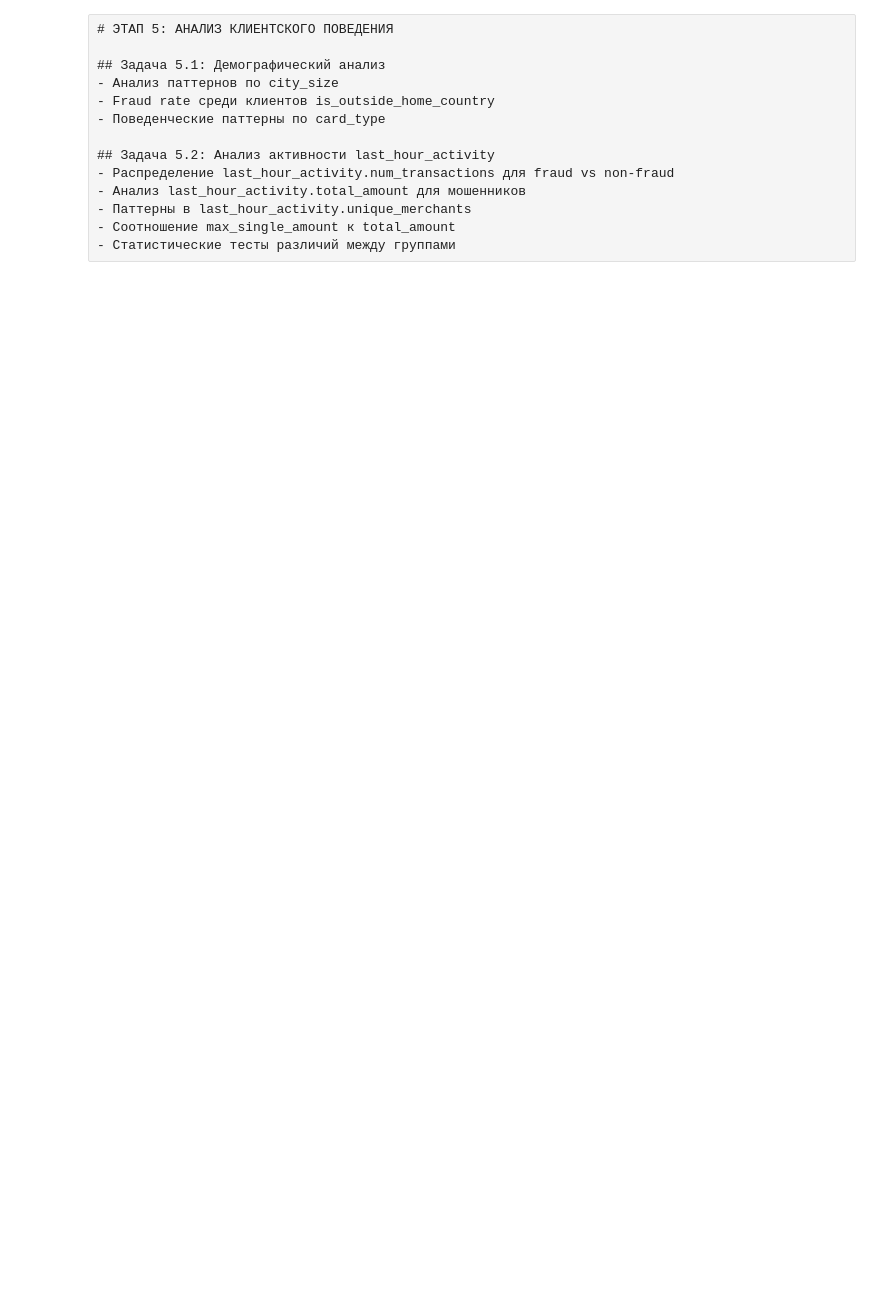
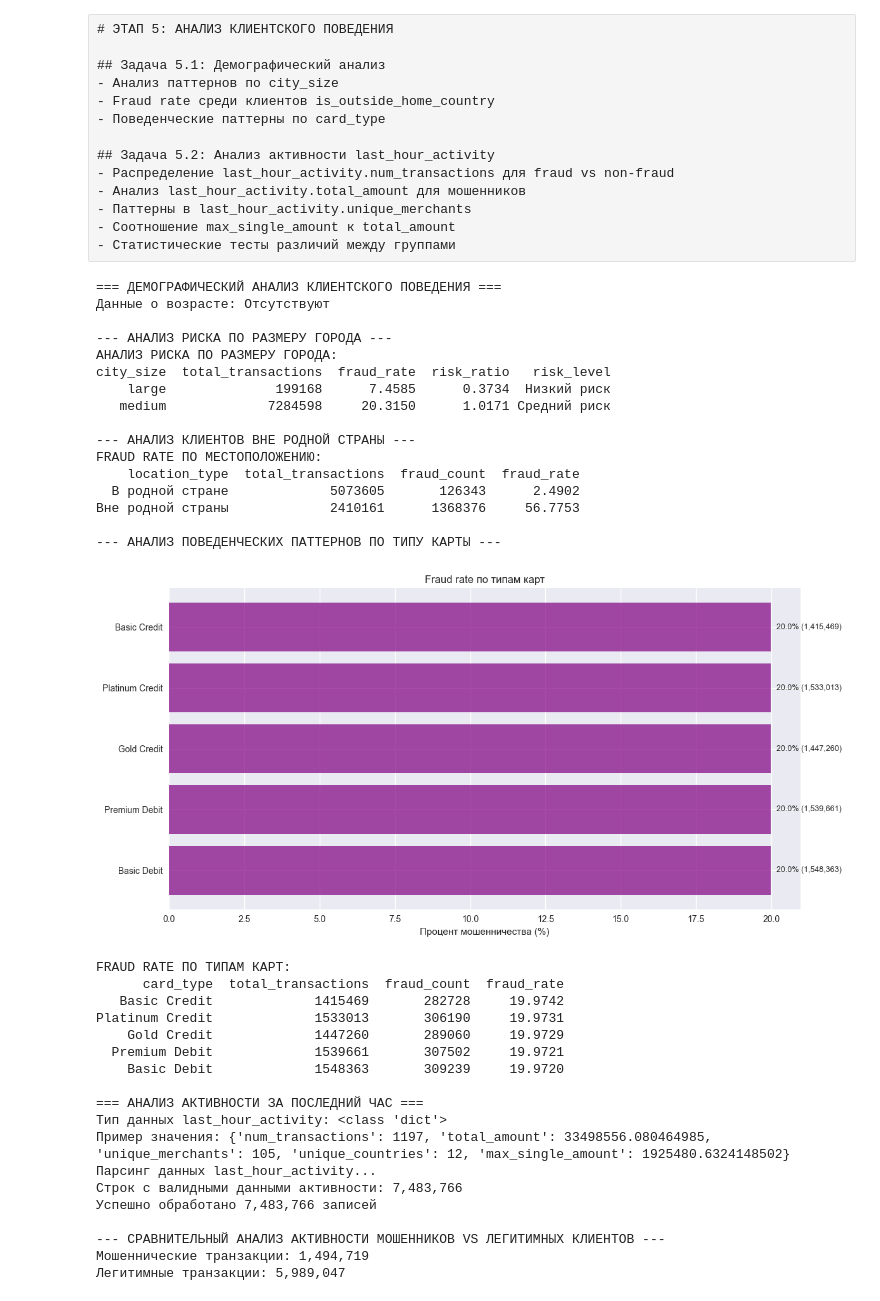
Before and after one commit to NoWay1Co/currency-exchange-analysis, a Jupyter notebook: analysis_notebook.ipynb, the cells around one changed output. Saved outputs shown, nothing was run; the diff lists cells and outputs as text; code cells hidden in the pictures; blank space fills up the shorter version.

```diff
--- a/analysis_notebook.ipynb
+++ b/analysis_notebook.ipynb
@@ -1404,17 +1635,8 @@ print("Готовы к запуску альтернативных анализ
 # %%
 # Анализ клиентского поведения
 def analyze_demographic_patterns(df):
-    """Анализ демографических паттернов мошенничества"""
 
-    print("=== ДЕМОГРАФИЧЕСКИЙ АНАЛИЗ КЛИЕНТСКОГО ПОВЕДЕНИЯ ===")
-
-    # Проверяем наличие данных о возрасте
-    has_age = 'age' in df.columns
-    print(f"Данные о возрасте: {'Есть' if has_age else 'Отсутствуют'}")
-
-    # Анализ по city_size с коэффициентом риска
     if 'city_size' in df.columns and 'is_fraud' in df.columns:
-        print("\n--- АНАЛИЗ РИСКА ПО РАЗМЕРУ ГОРОДА ---")
 
         city_fraud = df.groupby('city_size').agg({
             'is_fraud': ['count', 'sum', 'mean']
@@ -1429,14 +1651,7 @@ def analyze_demographic_patterns(df):
             lambda x: 'Высокий риск' if x > 1.1 else ('Низкий риск' if x < 0.9 else 'Средний риск')
         )
 
-
-
-        print("АНАЛИЗ РИСКА ПО РАЗМЕРУ ГОРОДА:")
-        print(city_fraud[['city_size', 'total_transactions', 'fraud_rate', 'risk_ratio', 'risk_level']].to_string(index=False))
-
-    # Анализ is_outside_home_country
     if 'is_outside_home_country' in df.columns and 'is_fraud' in df.columns:
-        print("\n--- АНАЛИЗ КЛИЕНТОВ ВНЕ РОДНОЙ СТРАНЫ ---")
 
         outside_fraud = df.groupby('is_outside_home_country').agg({
             'is_fraud': ['count', 'sum', 'mean']
@@ -1447,14 +1662,9 @@ def analyze_demographic_patterns(df):
             False: 'В родной стране', True: 'Вне родной страны'
         })
 
-
-
-        print("FRAUD RATE ПО МЕСТОПОЛОЖЕНИЮ:")
-        print(outside_fraud[['location_type', 'total_transactions', 'fraud_count', 'fraud_rate']].to_string(index=False))
-
     # Анализ по типу карты
     if 'card_type' in df.columns and 'is_fraud' in df.columns:
-        print("\n--- АНАЛИЗ ПОВЕДЕНЧЕСКИХ ПАТТЕРНОВ ПО ТИПУ КАРТЫ ---")
+        print("\n--- АНАЛИЗ ПО ТИПУ КАРТЫ ---")
 
         card_fraud = df.groupby('card_type').agg({
             'is_fraud': ['count', 'sum', 'mean']
@@ -1493,16 +1703,9 @@ def analyze_demographic_patterns(df):
 def parse_last_hour_activity(df):
     """Парсинг и анализ данных last_hour_activity"""
 
-    print("\n=== АНАЛИЗ АКТИВНОСТИ ЗА ПОСЛЕДНИЙ ЧАС ===")
-
-    if 'last_hour_activity' not in df.columns:
-        print("Столбец 'last_hour_activity' не найден")
-        return None
 
     # Проверяем тип данных
     sample_value = df['last_hour_activity'].iloc[0]
-    print(f"Тип данных last_hour_activity: {type(sample_value)}")
-    print(f"Пример значения: {sample_value}")
 
     # Парсинг JSON данных
     import ast
@@ -1533,11 +1736,6 @@ def parse_last_hour_activity(df):
 
     # Фильтруем строки с валидными данными
     valid_activity = df_activity[df_activity['parsed_activity'].notna()].copy()
-    print(f"Строк с валидными данными активности: {len(valid_activity):,}")
-
-    if len(valid_activity) == 0:
-        print("Нет валидных данных для анализа")
-        return None
 
     # Извлекаем метрики
     activity_metrics = []
@@ -1554,9 +1752,6 @@ def parse_last_hour_activity(df):
             }
             activity_metrics.append(metrics)
 
-    if not activity_metrics:
-        print("Не удалось извлечь метрики")
-        return None
 
     df_metrics = pd.DataFrame(activity_metrics)
 
@@ -1565,7 +1760,6 @@ def parse_last_hour_activity(df):
     df_metrics['max_to_total_ratio'] = df_metrics['max_single_amount'] / (df_metrics['total_amount'] + 0.001)
     df_metrics['transactions_per_merchant'] = df_metrics['num_transactions'] / (df_metrics['unique_merchants'] + 0.001)
 
-    print(f"Успешно обработано {len(df_metrics):,} записей")
 
     return df_metrics
 
@@ -1664,30 +1858,66 @@ def analyze_last_hour_activity_patterns(df_metrics):
                     })
 
                 except Exception as e:
                     print(f"Ошибка при анализе {metric}: {e}")
 
     if comparison_results:
         results_df = pd.DataFrame(comparison_results)
         print("РЕЗУЛЬТАТЫ СРАВНИТЕЛЬНОГО АНАЛИЗА:")
         print(results_df.to_string(index=False))
 
         # Выводы
         print("\nВЫВОДЫ:")
         significant_diffs = results_df[results_df['Значимость'] == 'Значимо']
         if len(significant_diffs) > 0:
             print("Статистически значимые различия найдены в:")
             for _, row in significant_diffs.iterrows():
                 direction = "больше" if row['Разница_%'] > 0 else "меньше"
                 print(f"  - {row['Метрика']}: у мошенников {direction} на {abs(row['Разница_%']):.1f}%")
         else:
             print("Статистически значимых различий не обнаружено")
 
     return comparison_results
 
 # Запуск анализа клиентского поведения
 demographic_analysis = analyze_demographic_patterns(df_with_features)
 activity_metrics = parse_last_hour_activity(df_with_features)
 if activity_metrics is not None:
     activity_comparison = analyze_last_hour_activity_patterns(activity_metrics)
 
 print("\nАнализ клиентского поведения завершен")
+# %% [output]
+=== ДЕМОГРАФИЧЕСКИЙ АНАЛИЗ КЛИЕНТСКОГО ПОВЕДЕНИЯ ===
+Данные о возрасте: Отсутствуют
+
+--- АНАЛИЗ РИСКА ПО РАЗМЕРУ ГОРОДА ---
+АНАЛИЗ РИСКА ПО РАЗМЕРУ ГОРОДА:
+city_size  total_transactions  fraud_rate  risk_ratio   risk_level
+    large              199168      7.4585      0.3734  Низкий риск
+   medium             7284598     20.3150      1.0171 Средний риск
+
+--- АНАЛИЗ КЛИЕНТОВ ВНЕ РОДНОЙ СТРАНЫ ---
+FRAUD RATE ПО МЕСТОПОЛОЖЕНИЮ:
+    location_type  total_transactions  fraud_count  fraud_rate
+  В родной стране             5073605       126343      2.4902
+Вне родной страны             2410161      1368376     56.7753
+
+--- АНАЛИЗ ПОВЕДЕНЧЕСКИХ ПАТТЕРНОВ ПО ТИПУ КАРТЫ ---
+[figure, added]
+FRAUD RATE ПО ТИПАМ КАРТ:
+      card_type  total_transactions  fraud_count  fraud_rate
+   Basic Credit             1415469       282728     19.9742
+Platinum Credit             1533013       306190     19.9731
+    Gold Credit             1447260       289060     19.9729
+  Premium Debit             1539661       307502     19.9721
+    Basic Debit             1548363       309239     19.9720
+
+=== АНАЛИЗ АКТИВНОСТИ ЗА ПОСЛЕДНИЙ ЧАС ===
+Тип данных last_hour_activity: <class 'dict'>
+Пример значения: {'num_transactions': 1197, 'total_amount': 33498556.080464985, 'unique_merchants': 105, 'unique_countries': 12, 'max_single_amount': 1925480.6324148502}
+Парсинг данных last_hour_activity...
+Строк с валидными данными активности: 7,483,766
+Успешно обработано 7,483,766 записей
+
+--- СРАВНИТЕЛЬНЫЙ АНАЛИЗ АКТИВНОСТИ МОШЕННИКОВ VS ЛЕГИТИМНЫХ КЛИЕНТОВ ---
+Мошеннические транзакции: 1,494,719
+Легитимные транзакции: 5,989,047
```
Also changed, not shown: parts of 21 cells of this notebook.
